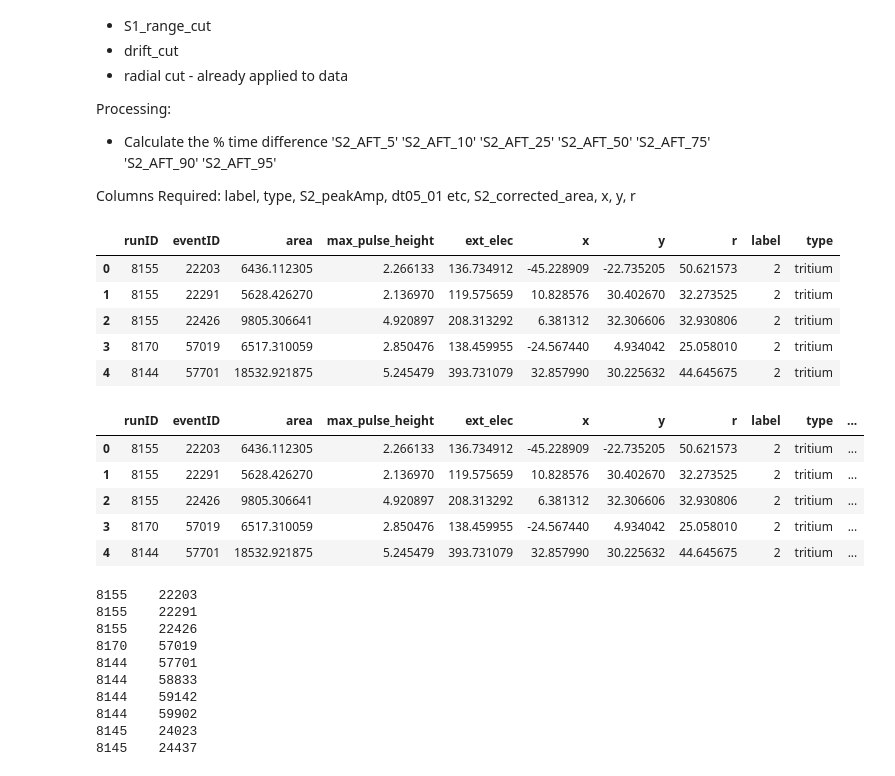
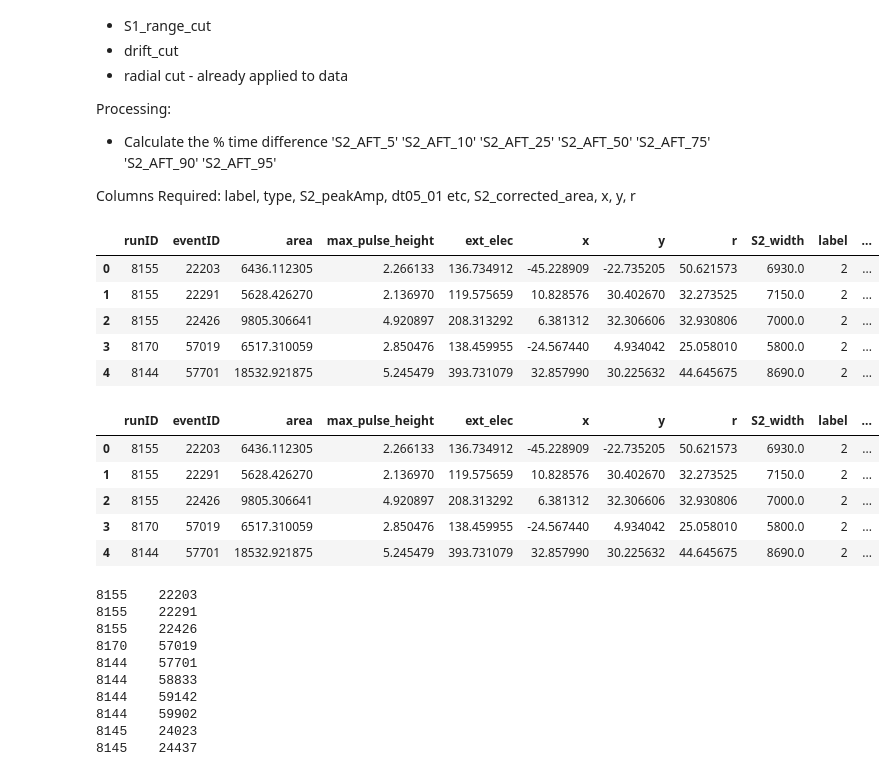
Before and after one commit to lizziewitt/MSci_Project, a Jupyter notebook: 01_badarea.ipynb, the cells around one changed output. Cells and saved outputs as stored; diff of their text form; code cells hidden in the pictures.

Commit message:
width BDT work

```diff
--- a/01_badarea.ipynb
+++ b/01_badarea.ipynb
@@ -269,26 +269,27 @@ label, type, S2_peakAmp, dt05_01 etc, S2_corrected_area, x, y, r
 # %%
 ML_cut = hs_cut & S2_range_cut & lower_cut & drift_cut
 data_dict = {
     'runID': data.runID[ML_cut],
     'eventID': data.evtID[ML_cut],
     'area': data.S2_corrected_area[ML_cut],
     'max_pulse_height': data.S2_peakAmp[ML_cut],
     'ext_elec': data.S2_corrected_area[ML_cut]/SE_size,
     'x' : data.S2_x_cm[ML_cut],
     'y' : data.S2_y_cm[ML_cut],
-    'r' : np.sqrt((data.S2_x_cm[ML_cut])**2 + (data.S2_y_cm[ML_cut])**2)
+    'r' : np.sqrt((data.S2_x_cm[ML_cut])**2 + (data.S2_y_cm[ML_cut])**2),
+    'S2_width' : data.S2_width_ns[ML_cut]
 }
 df = pd.DataFrame(data_dict)
 df['label'] = 2
 df['type'] = 'tritium'
 df.head()
 # %% [output]
-|  | runID | eventID | area | max_pulse_height | ext_elec | x | y | r | label | type |
-| 0 | 8155 | 22203 | 6436.112305 | 2.266133 | 136.734912 | -45.228909 | -22.735205 | 50.621573 | 2 | tritium |
-| 1 | 8155 | 22291 | 5628.426270 | 2.136970 | 119.575659 | 10.828576 | 30.402670 | 32.273525 | 2 | tritium |
-| 2 | 8155 | 22426 | 9805.306641 | 4.920897 | 208.313292 | 6.381312 | 32.306606 | 32.930806 | 2 | tritium |
-| 3 | 8170 | 57019 | 6517.310059 | 2.850476 | 138.459955 | -24.567440 | 4.934042 | 25.058010 | 2 | tritium |
-| 4 | 8144 | 57701 | 18532.921875 | 5.245479 | 393.731079 | 32.857990 | 30.225632 | 44.645675 | 2 | tritium |
+|  | runID | eventID | area | max_pulse_height | ext_elec | x | y | r | S2_width | label | ... |
+| 0 | 8155 | 22203 | 6436.112305 | 2.266133 | 136.734912 | -45.228909 | -22.735205 | 50.621573 | 6930.0 | 2 | ... |
+| 1 | 8155 | 22291 | 5628.426270 | 2.136970 | 119.575659 | 10.828576 | 30.402670 | 32.273525 | 7150.0 | 2 | ... |
+| 2 | 8155 | 22426 | 9805.306641 | 4.920897 | 208.313292 | 6.381312 | 32.306606 | 32.930806 | 7000.0 | 2 | ... |
+| 3 | 8170 | 57019 | 6517.310059 | 2.850476 | 138.459955 | -24.567440 | 4.934042 | 25.058010 | 5800.0 | 2 | ... |
+| 4 | 8144 | 57701 | 18532.921875 | 5.245479 | 393.731079 | 32.857990 | 30.225632 | 44.645675 | 8690.0 | 2 | ... |
 # %%
 # calculating the differences
 df['dt10_05']=data.S2_AFT_10[ML_cut]-data.S2_AFT_5[ML_cut]
@@ -299,12 +300,12 @@ df['dt90_75']=data.S2_AFT_90[ML_cut]-data.S2_AFT_75[ML_cut]
 df['dt95_90']=data.S2_AFT_95[ML_cut]-data.S2_AFT_90[ML_cut]
 df.head()
 # %% [output]
-|  | runID | eventID | area | max_pulse_height | ext_elec | x | y | r | label | type | ... |
-| 0 | 8155 | 22203 | 6436.112305 | 2.266133 | 136.734912 | -45.228909 | -22.735205 | 50.621573 | 2 | tritium | ... |
-| 1 | 8155 | 22291 | 5628.426270 | 2.136970 | 119.575659 | 10.828576 | 30.402670 | 32.273525 | 2 | tritium | ... |
-| 2 | 8155 | 22426 | 9805.306641 | 4.920897 | 208.313292 | 6.381312 | 32.306606 | 32.930806 | 2 | tritium | ... |
-| 3 | 8170 | 57019 | 6517.310059 | 2.850476 | 138.459955 | -24.567440 | 4.934042 | 25.058010 | 2 | tritium | ... |
-| 4 | 8144 | 57701 | 18532.921875 | 5.245479 | 393.731079 | 32.857990 | 30.225632 | 44.645675 | 2 | tritium | ... |
+|  | runID | eventID | area | max_pulse_height | ext_elec | x | y | r | S2_width | label | ... |
+| 0 | 8155 | 22203 | 6436.112305 | 2.266133 | 136.734912 | -45.228909 | -22.735205 | 50.621573 | 6930.0 | 2 | ... |
+| 1 | 8155 | 22291 | 5628.426270 | 2.136970 | 119.575659 | 10.828576 | 30.402670 | 32.273525 | 7150.0 | 2 | ... |
+| 2 | 8155 | 22426 | 9805.306641 | 4.920897 | 208.313292 | 6.381312 | 32.306606 | 32.930806 | 7000.0 | 2 | ... |
+| 3 | 8170 | 57019 | 6517.310059 | 2.850476 | 138.459955 | -24.567440 | 4.934042 | 25.058010 | 5800.0 | 2 | ... |
+| 4 | 8144 | 57701 | 18532.921875 | 5.245479 | 393.731079 | 32.857990 | 30.225632 | 44.645675 | 8690.0 | 2 | ... |
 # %%
 df.to_csv('tritium_ML_data.csv')
 # %%
```
Also changed, not shown: parts of 1 cell of this notebook, 1 other file.
